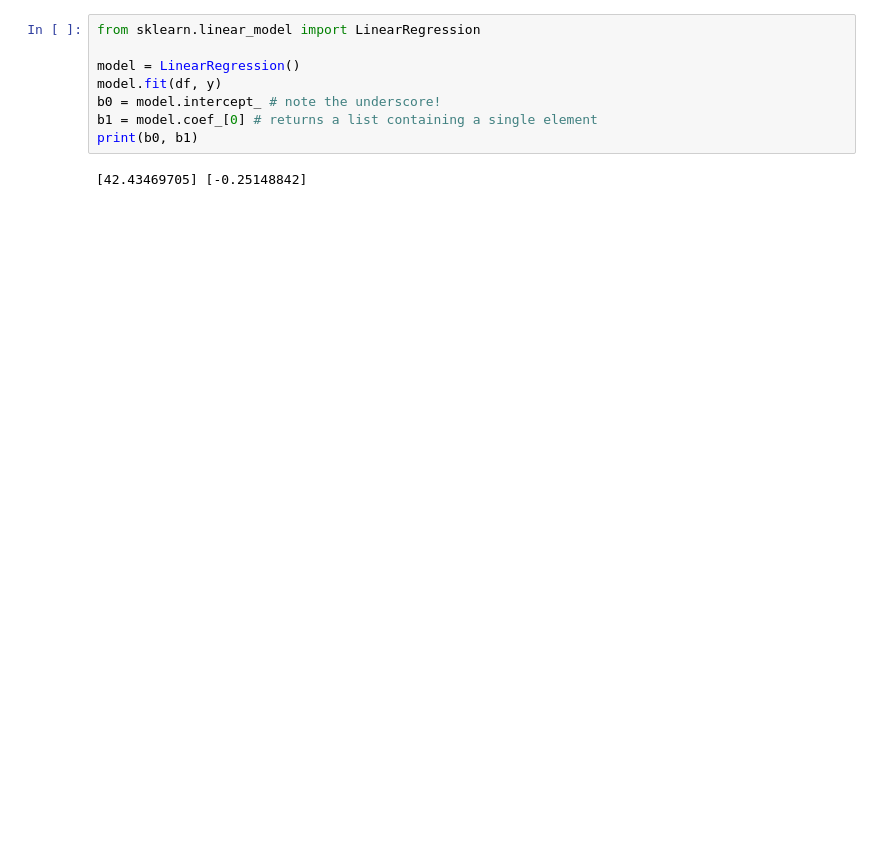
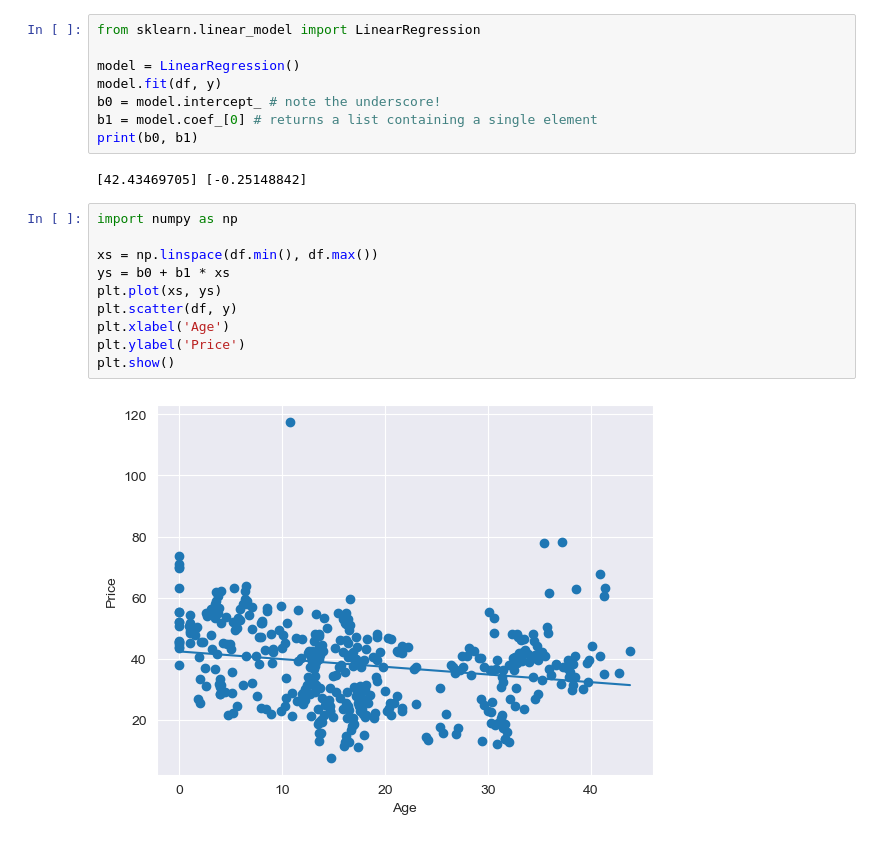
Before and after one commit to hinmiro/dataIsBeautifull_G2, a Jupyter notebook: assignments/Linear_regression.ipynb, the cells around one changed output. Saved outputs shown, nothing was run; the diff lists cells and outputs as text; blank space fills up the shorter version.

```diff
--- a/assignments/Linear_regression.ipynb
+++ b/assignments/Linear_regression.ipynb
@@ -49,3 +48,15 @@ b1 = model.coef_[0] # returns a list containing a single element
 print(b0, b1)
 # %% [output]
 [42.43469705] [-0.25148842]
+# %%
+import numpy as np
+
+xs = np.linspace(df.min(), df.max())
+ys = b0 + b1 * xs
+plt.plot(xs, ys)
+plt.scatter(df, y)
+plt.xlabel('Age')
+plt.ylabel('Price')
+plt.show()
+# %% [output]
+[figure, added]
```
Also changed, not shown: parts of 4 cells of this notebook.
